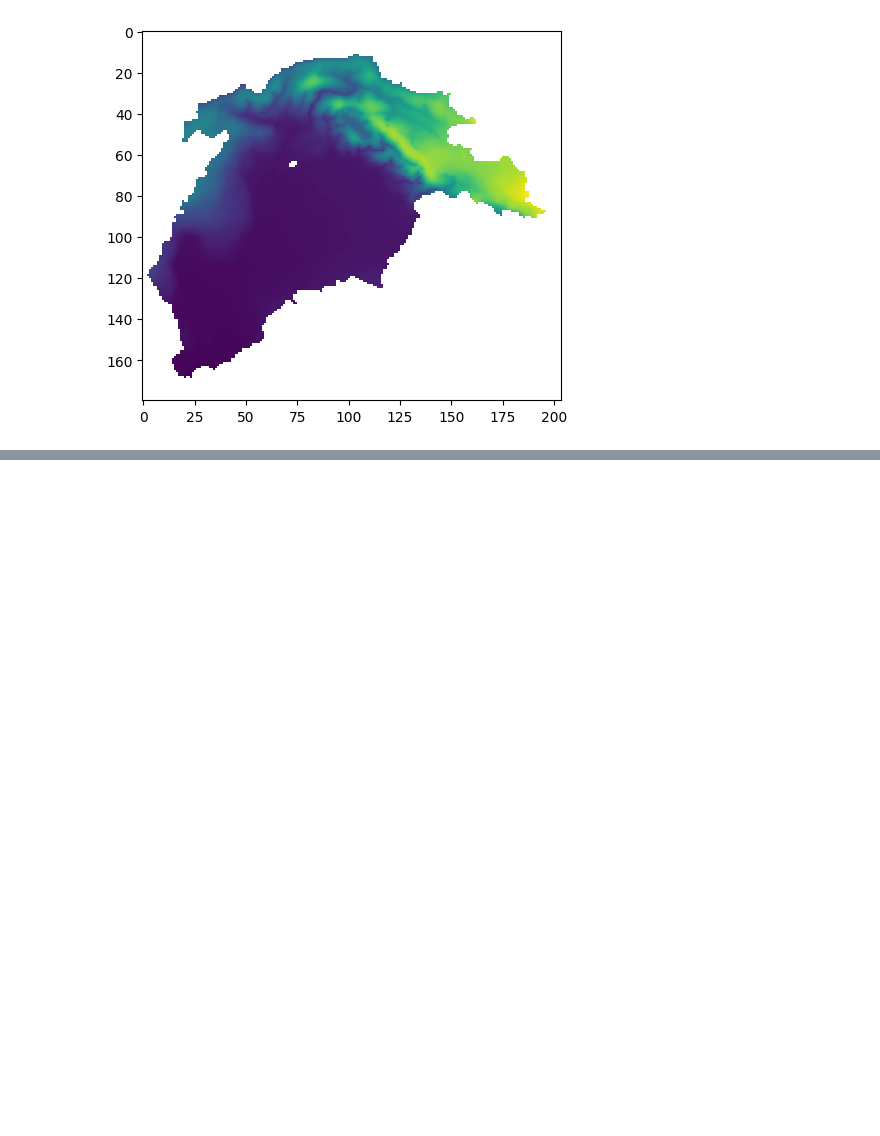
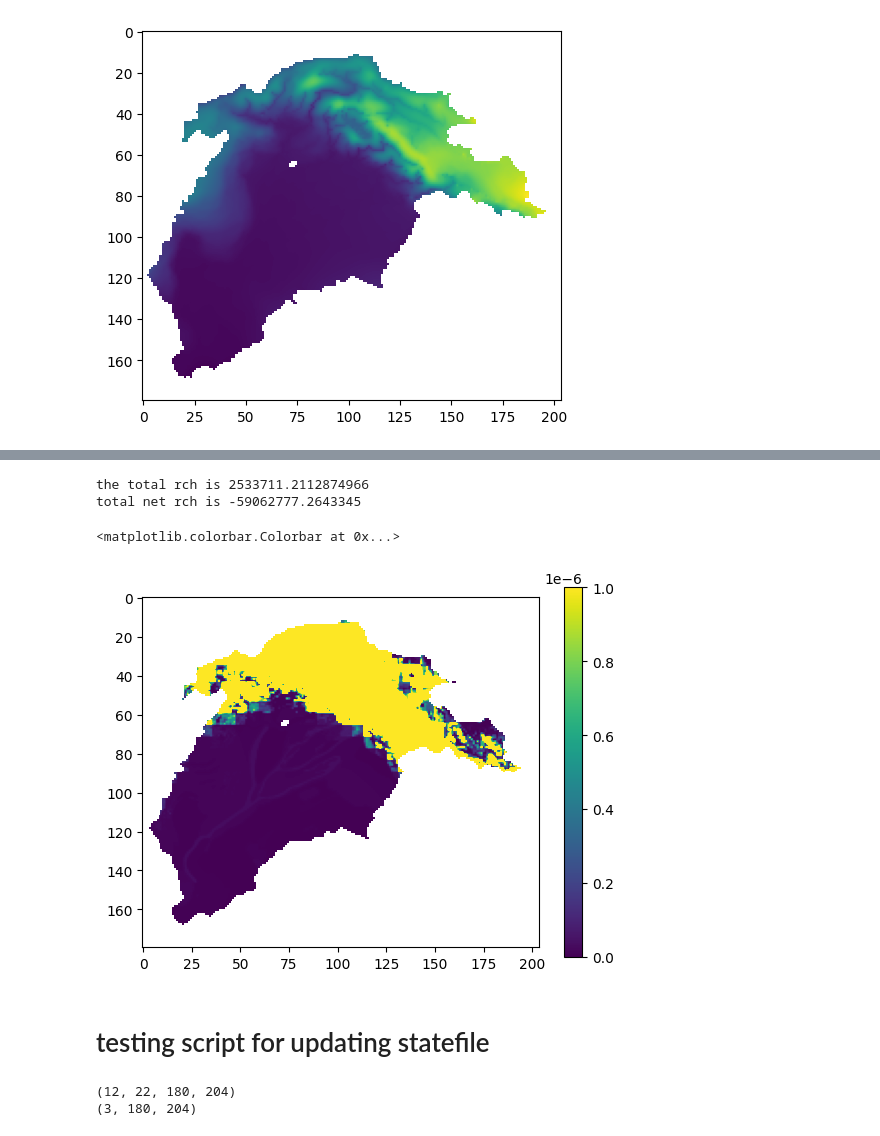
Before and after one commit to StellaLiu-gogogo/VIC-WUR-GWM, a Jupyter notebook: vic_online/python/capillary_rise_analysis.ipynb, the cells around one changed output, grey strips where cells are left out. Saved outputs shown, nothing was run; the diff lists cells and outputs as text; code cells hidden in the pictures; blank space fills up the shorter version.

```diff
--- a/vic_online/python/capillary_rise_analysis.ipynb
+++ b/vic_online/python/capillary_rise_analysis.ipynb
@@ -473,0 +541,36 @@ with open('test2.csv', 'w', newline='') as f:
+# %%
+rch_raw = bud.get_data(text = 'RCH', totim = 31)
+rch1 =  [(item['node'],item['q'],item['q']) for item in rch_raw]
+ncol, nrow = 204,180
+rch = []
+for i in range(len(rch1[0][0])):
+    idx = rch1[0][0][i]
+    lay = 0
+    row = idx//ncol
+    col = idx%ncol-1
+    flow = rch1[0][2][i]
+    rec = [lay,row,col,flow]
+    rch.append(rec)
+totalrch = 0
+rch_array = np.full((nrow, ncol), np.nan)
+
+totalrch = 0
+for item in rch:
+    lay, row, col, flow = item
+    totalrch += flow
+    rch_array[row,col] = flow
+
+rch_mm = rch_array/cellarea
+totalnetrch = totalrch+totalcpr
+# now the unit should be m3/day???? or m3/month
+print(f'the total rch is {totalrch}')
+print(f'total net rch is {totalnetrch}')
+plt.imshow(rch_mm,vmin = 0, vmax = 0.000001)
+plt.colorbar()
+# %% [output]
+the total rch is 2533711.2112874966
+total net rch is -59062777.2643345
+<matplotlib.colorbar.Colorbar at 0x...>
+[figure, added]
+# %% [markdown]
+# testing script for updating statefile
@@ -473,0 +591,9 @@ with open('test2.csv', 'w', newline='') as f:
+# %%
+print(veg_class_fraction.shape)
+print(max_moisture.shape)
+
+veg_class_fraction = np.flip(veg_class_fraction,axis = 1)
+max_moisture = np.flip(max_moisture,axis = 1)
+# %% [output]
+(12, 22, 180, 204)
+(3, 180, 204)
```
Also changed, not shown: parts of 31 cells of this notebook, 7 other files.
